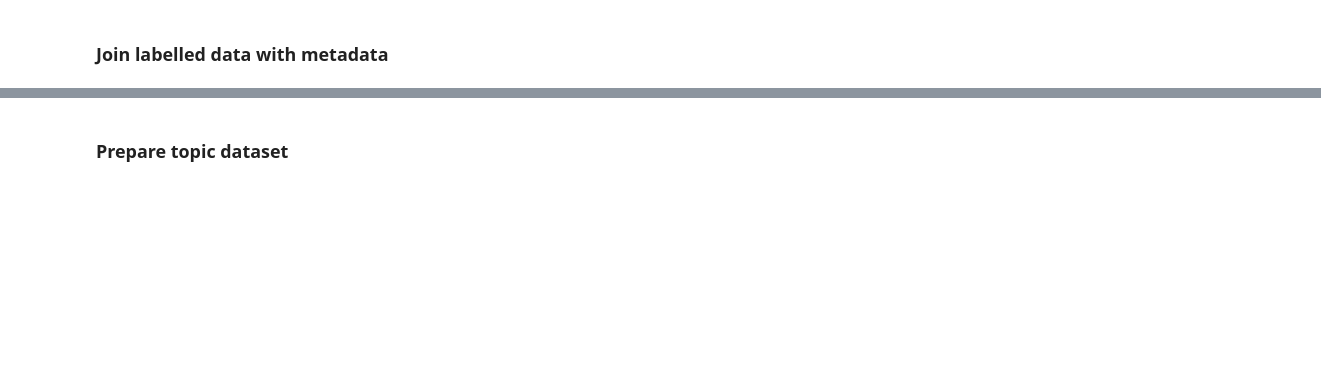
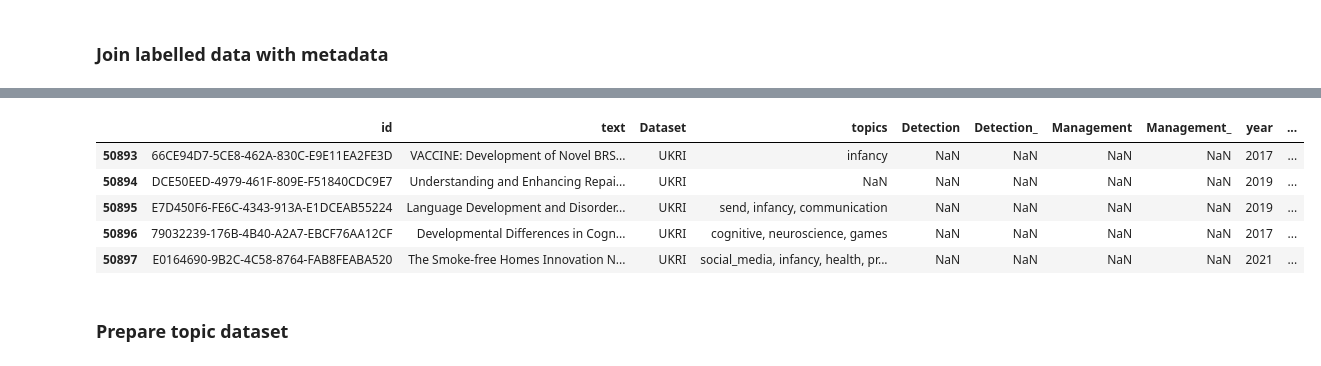
Before and after one commit to nestauk/discovery_child_development, a Jupyter notebook: discovery_child_development/analysis/initial_results/01_initial_labels.ipynb, the cells around one changed output, grey strips where cells are left out. Drawn from its saved outputs; the diff is of its cells as text; code cells hidden in the pictures; blank space fills up the shorter version.

```diff
--- a/discovery_child_development/analysis/initial_results/01_initial_labels.ipynb
+++ b/discovery_child_development/analysis/initial_results/01_initial_labels.ipynb
@@ -126,2 +198,9 @@ print(len(relevant_df))
 # %%
-relevant_df.head()
+relevant_df.tail()
+# %% [output]
+|  | id | text | Dataset | topics | Detection | Detection_ | Management | Management_ | year | ... |
+| 50893 | 66CE94D7-5CE8-462A-830C-E9E11EA2FE3D | VACCINE: Development of Novel BRS... | UKRI | infancy | NaN | NaN | NaN | NaN | 2017 | ... |
+| 50894 | DCE50EED-4979-461F-809E-F51840CDC9E7 | Understanding and Enhancing Repai... | UKRI | NaN | NaN | NaN | NaN | NaN | 2019 | ... |
+| 50895 | E7D450F6-FE6C-4343-913A-E1DCEAB55224 | Language Development and Disorder... | UKRI | send, infancy, communication | NaN | NaN | NaN | NaN | 2019 | ... |
+| 50896 | 79032239-176B-4B40-A2A7-EBCF76AA12CF | Developmental Differences in Cogn... | UKRI | cognitive, neuroscience, games | NaN | NaN | NaN | NaN | 2017 | ... |
+| 50897 | E0164690-9B2C-4C58-8764-FAB8FEABA520 | The Smoke-free Homes Innovation N... | UKRI | social_media, infancy, health, pr... | NaN | NaN | NaN | NaN | 2021 | ... |
```
Also changed, not shown: parts of 27 cells of this notebook, 10 other files.
